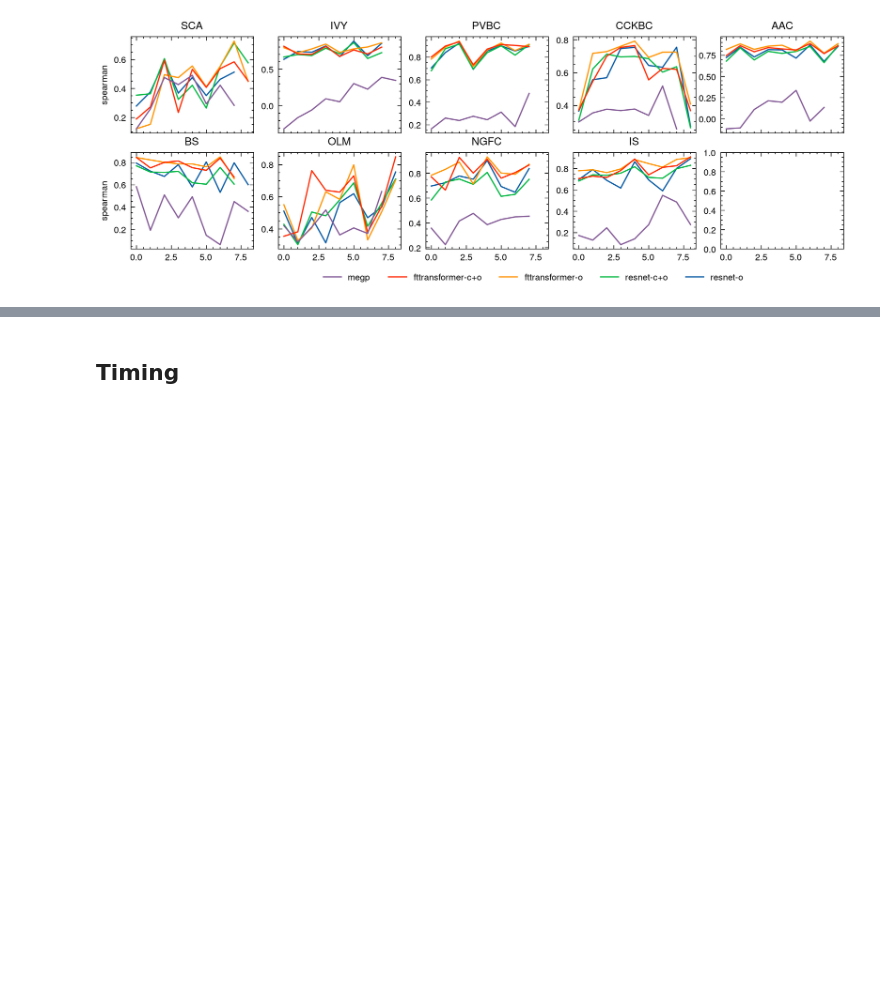
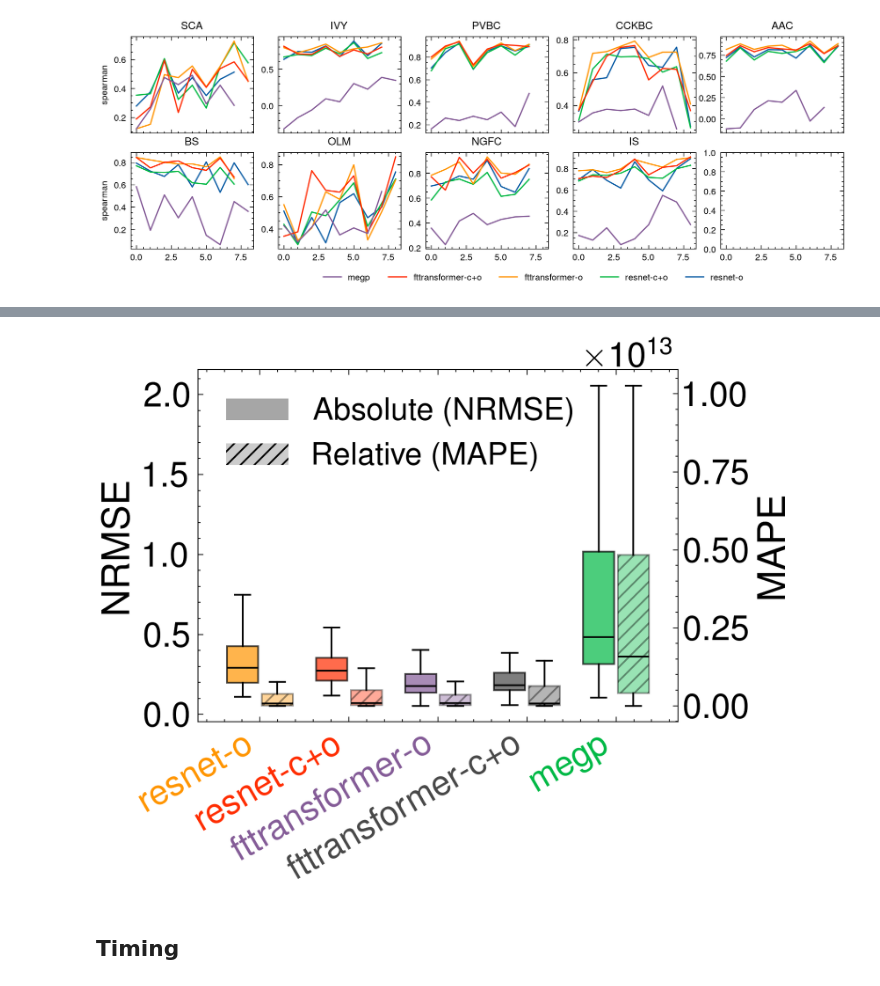
Before and after one commit to GazzolaLab/MultiObjectiveSurrogateOptimization, a Jupyter notebook: figure2.ipynb, the cells around one changed output, grey strips where cells are left out. Saved outputs shown, nothing was run; the diff lists cells and outputs as text; code cells hidden in the pictures; blank space fills up the shorter version.

```diff
--- a/figure2.ipynb
+++ b/figure2.ipynb
@@ -382,2 +506,99 @@ plt.show()
 # %%
 stash('figure2/prediction-metrics', fig)
+# %%
+from matplotlib.patches import Patch
+
+with rc_context():
+
+    fig, ax = plt.subplots(figsize=(6, 5))
+
+    model_dict_nrmse = prediction_summary['nrmse']
+    model_dict_mape = prediction_summary['mape']
+
+    models = list(model_dict_nrmse.keys())
+    x = np.arange(len(models))
+    width = 0.35
+    padding = 0.02
+
+    data_nrmse = [model_dict_nrmse[model] for model in models]
+    data_mape = [model_dict_mape[model] for model in models]
+
+
+
+    bplot1 = ax.boxplot(
+        data_nrmse,
+        positions=x - width/2 - padding,
+        widths=width,
+        patch_artist=True,
+        showfliers=False,
+        medianprops=dict(color='black')
+    )
+
+    ocolor = icolors[2:6] + [icolors[1]]
+
+    for patch, color in zip(bplot1['boxes'], ocolor):
+        patch.set_facecolor(color)
+        patch.set_alpha(0.7)
+
+    ax.set_ylabel('NRMSE', color='black')
+    ax.tick_params(axis='y', labelcolor='black')
+
+    ax2 = ax.twinx()
+    bplot2 = ax2.boxplot(
+        data_mape,
+        positions=x + width/2 + padding,
+        widths=width,
+        patch_artist=True,
+        showfliers=False,
+        medianprops=dict(color='black')
+    )
+
+    for patch, color in zip(bplot2['boxes'], ocolor):
+        patch.set_facecolor(color)
+        patch.set_alpha(0.4)
+
+    ax2.set_ylabel('MAPE', color='black')
+    ax2.tick_params(axis='y', labelcolor='black')
+
+    ax.set_xticks(x)
+    ax.set_xticklabels([m for m in models], rotation=30, ha='right')
+    for tick_label, color in zip(ax.get_xticklabels(), ocolor):
+        tick_label.set_color(color)
+
+
+    for patch in bplot2['boxes']:
+        patch.set_hatch('///')
+
+
+    legend_elements = [
+        # Patch(facecolor=icolors[i % len(icolors)], label=model, alpha=0.7)
+        # for i, model in enumerate(models)
+    ]
+    legend_elements.extend([
+        Patch(facecolor='gray', label='Absolute (NRMSE)', alpha=0.7),
+        Patch(facecolor='gray', label='Relative (MAPE)', alpha=0.4, hatch='///')
+    ])
+    ax.legend(handles=legend_elements, loc='upper left', fontsize=18)
+
+    #ax.set_xticks(np.arange(1, len(model_dict) + 1))
+    #ax.set_xticklabels(list(model_dict.keys()), rotation=45, ha='right')
+
+
+    # for j, model in enumerate(models):
+    #     if model in significance_results['nrmse'] and significance_results['nrmse'][model]:
+    #         y_max = ax.get_ylim()[1]
+    #         y_pos = y_max * 1.1
+    #         ax.text(j - width/2 - padding, y_pos, significance_results['nrmse'][model],
+    #                ha='center', va='bottom', fontsize=20, fontweight='bold')
+
+    # for j, model in enumerate(models):
+    #     if model in significance_results['mape'] and significance_results['mape'][model]:
+    #         y_max = ax2.get_ylim()[1]
+    #         y_pos = y_max * 1.1
+    #         ax2.text(j + width/2 + padding, y_pos, significance_results['mape'][model],
+    #                ha='center', va='bottom', fontsize=20, fontweight='bold')
+
+    plt.tight_layout()
+    plt.show()
+# %% [output]
+[figure, added]
```
Also changed, not shown: parts of 19 cells of this notebook.
